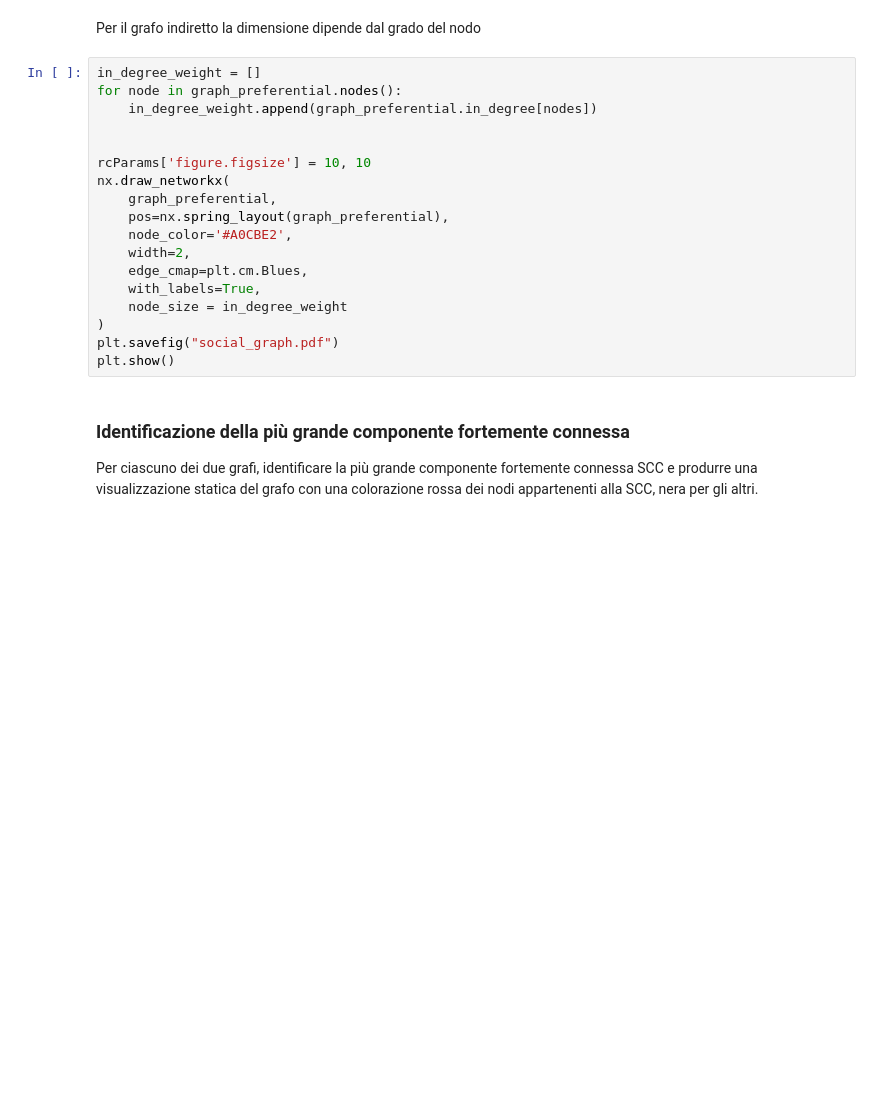
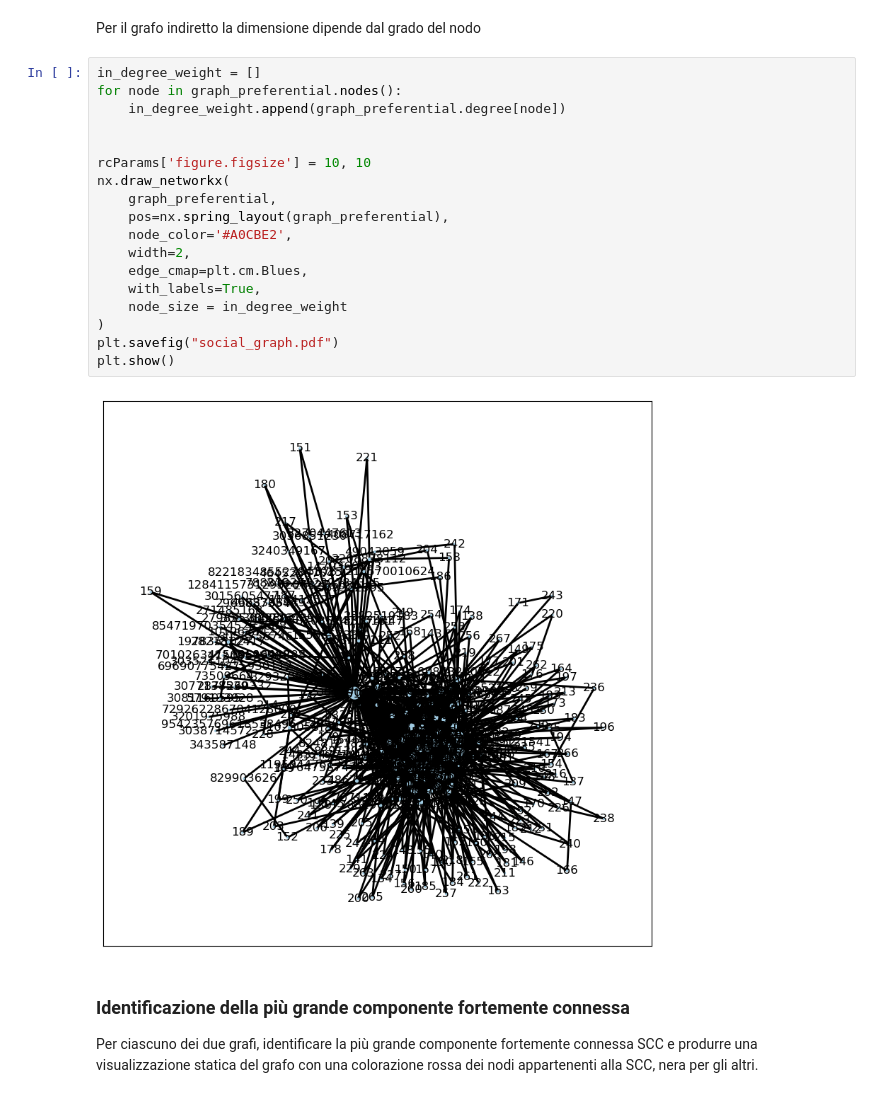
Before and after one commit to TheCancia22/Social-Computing-Project-1-2, a Jupyter notebook: progetto.ipynb, the cells around one changed output. Drawn from its saved outputs; the diff is of its cells as text; blank space fills up the shorter version.

```diff
--- a/progetto.ipynb
+++ b/progetto.ipynb
@@ -396,21 +388,23 @@ Per il grafo indiretto la dimensione dipende dal grado del nodo
 # %%
 in_degree_weight = []
 for node in graph_preferential.nodes():
-    in_degree_weight.append(graph_preferential.in_degree[nodes])
+    in_degree_weight.append(graph_preferential.degree[node])
 
 
 rcParams['figure.figsize'] = 10, 10
 nx.draw_networkx(
     graph_preferential,
     pos=nx.spring_layout(graph_preferential),
     node_color='#A0CBE2',
     width=2,
     edge_cmap=plt.cm.Blues,
     with_labels=True,
     node_size = in_degree_weight
 )
 plt.savefig("social_graph.pdf")
 plt.show()
+# %% [output]
+[figure, added]
 # %% [markdown]
 ### Identificazione della più grande componente fortemente connessa
 Per ciascuno dei due grafi, identificare la più grande componente fortemente
```
Also changed, not shown: parts of 7 cells of this notebook, 4 other files.
